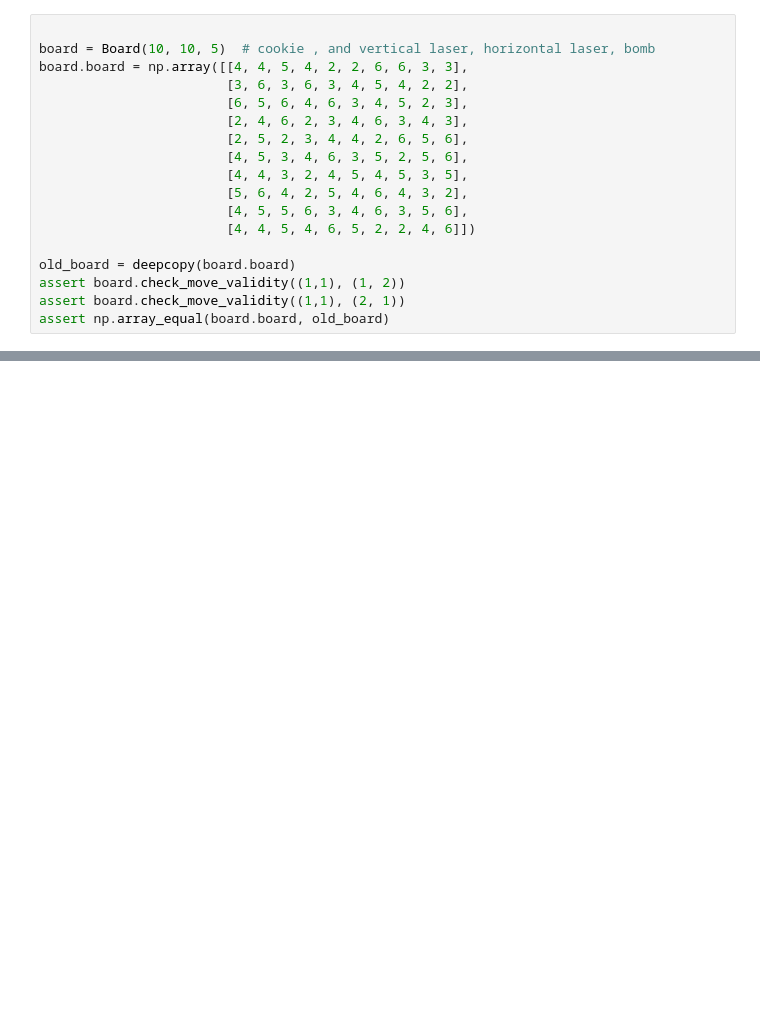
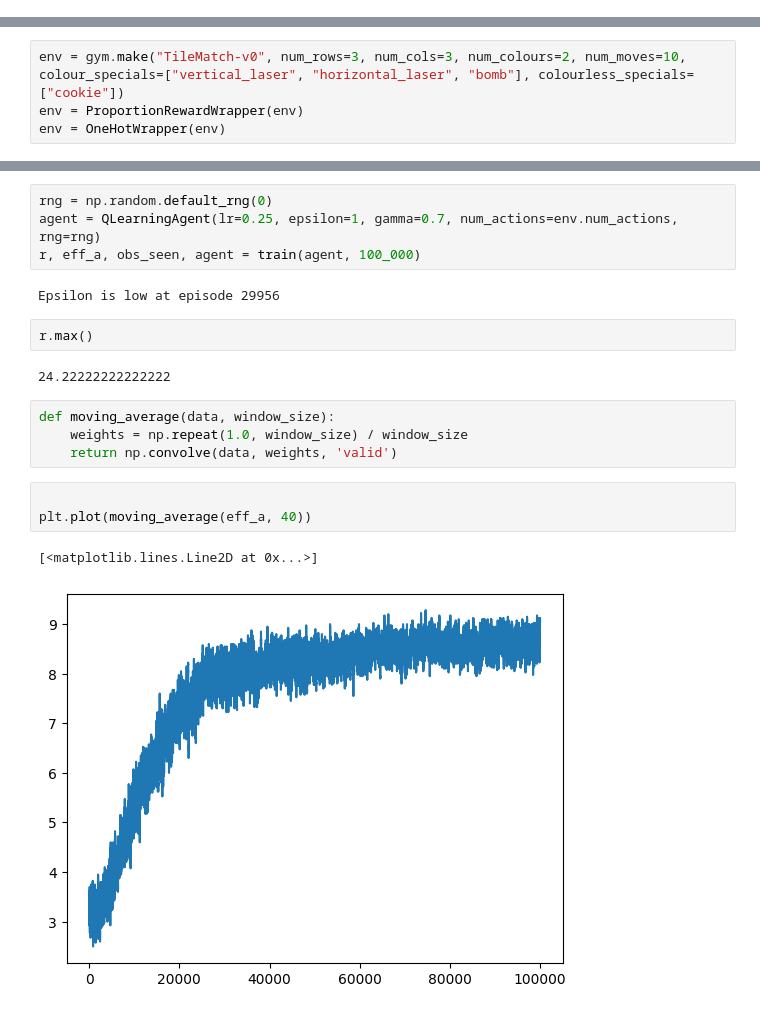
Before and after one commit to akshilpatel/tile-match-gym, a Jupyter notebook: src/tile_match_gym/working.ipynb, the cells around one changed output, grey strips where cells are left out. Saved outputs shown, nothing was run; the diff lists cells and outputs as text; blank space fills up the shorter version.

```diff
--- a/src/tile_match_gym/working.ipynb
+++ b/src/tile_match_gym/working.ipynb
@@ -351,18 +0,0 @@ valid_arr
-# %%
-
-board = Board(10, 10, 5)  # cookie , and vertical laser, horizontal laser, bomb
-board.board = np.array([[4, 4, 5, 4, 2, 2, 6, 6, 3, 3],
-                        [3, 6, 3, 6, 3, 4, 5, 4, 2, 2],
-                        [6, 5, 6, 4, 6, 3, 4, 5, 2, 3],
-                        [2, 4, 6, 2, 3, 4, 6, 3, 4, 3],
-                        [2, 5, 2, 3, 4, 4, 2, 6, 5, 6],
-                        [4, 5, 3, 4, 6, 3, 5, 2, 5, 6],
-                        [4, 4, 3, 2, 4, 5, 4, 5, 3, 5],
-                        [5, 6, 4, 2, 5, 4, 6, 4, 3, 2],
-                        [4, 5, 5, 6, 3, 4, 6, 3, 5, 6],
-                        [4, 4, 5, 4, 6, 5, 2, 2, 4, 6]])
-
-old_board = deepcopy(board.board)
-assert board.check_move_validity((1,1), (1, 2))
-assert board.check_move_validity((1,1), (2, 1))
-assert np.array_equal(board.board, old_board)
@@ -368,0 +82,4 @@ assert np.array_equal(board.board, old_board)
+# %%
+env = gym.make("TileMatch-v0", num_rows=3, num_cols=3, num_colours=2, num_moves=10, colour_specials=["vertical_laser", "horizontal_laser", "bomb"], colourless_specials=["cookie"])
+env = ProportionRewardWrapper(env)
+env = OneHotWrapper(env)
@@ -368,0 +196,20 @@ assert np.array_equal(board.board, old_board)
+# %%
+rng = np.random.default_rng(0)
+agent = QLearningAgent(lr=0.25, epsilon=1, gamma=0.7, num_actions=env.num_actions, rng=rng)
+r, eff_a, obs_seen, agent = train(agent, 100_000)
+# %% [output]
+Epsilon is low at episode 29956
+# %%
+r.max()
+# %% [output]
+24.22222222222222
+# %%
+def moving_average(data, window_size):
+    weights = np.repeat(1.0, window_size) / window_size
+    return np.convolve(data, weights, 'valid')
+# %%
+
+plt.plot(moving_average(eff_a, 40))
+# %% [output]
+[<matplotlib.lines.Line2D at 0x...>]
+[figure, added]
```
Also changed, not shown: parts of 56 cells of this notebook, 3 other files.
